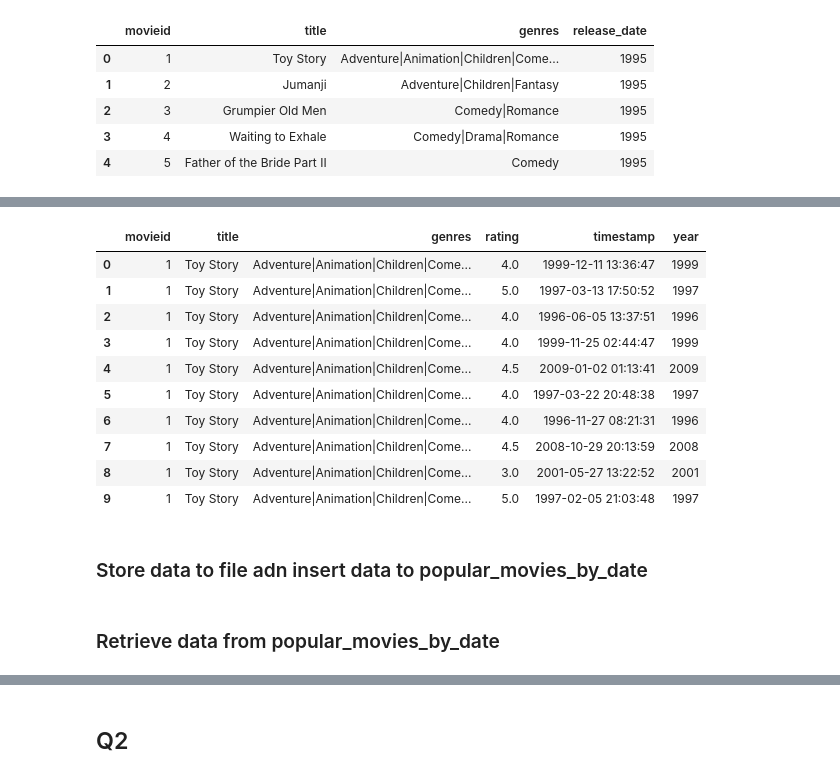
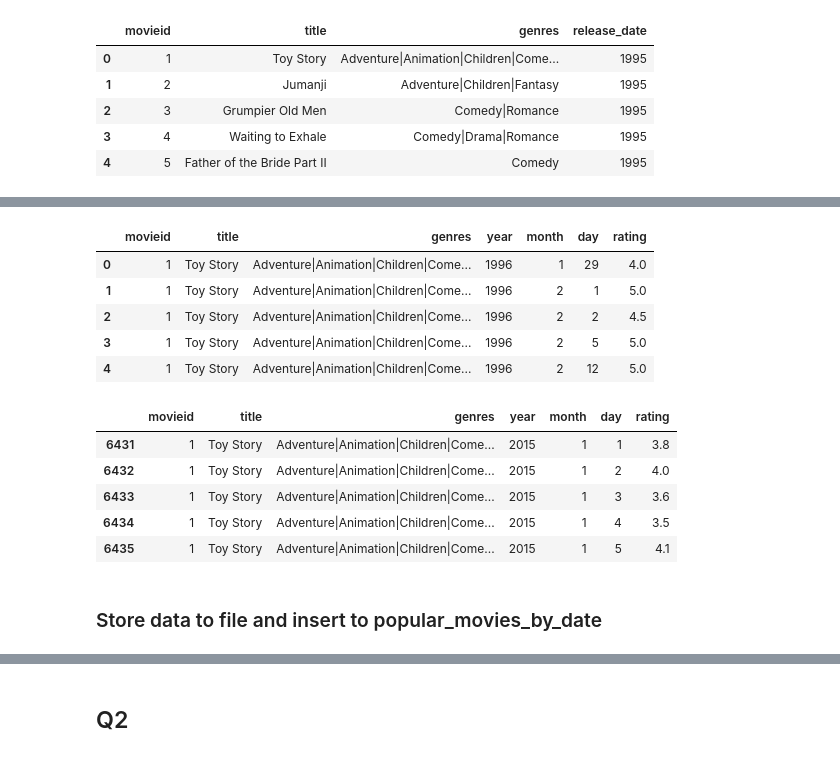
Before and after one commit to gkontogiannhs/Big-Data-Cassandra-Python, a Jupyter notebook: cassandra.ipynb, the cells around one changed output, grey strips where cells are left out. Cells and saved outputs as stored; diff of their text form; code cells hidden in the pictures.

```diff
--- a/cassandra.ipynb
+++ b/cassandra.ipynb
@@ -125,19 +113,28 @@ ratings.head()
-# %%
-# left join with ratings
-popular_movies_by_date = merge(left=movies.loc[:, 'movieid':'genres'], right=ratings, left_on='movieid', right_on='movieid')
-popular_movies_by_date[:10]
-# %% [output]
-|  | movieid | title | genres | rating | timestamp | year |
-| 0 | 1 | Toy Story | Adventure|Animation|Children|Come... | 4.0 | 1999-12-11 13:36:47 | 1999 |
-| 1 | 1 | Toy Story | Adventure|Animation|Children|Come... | 5.0 | 1997-03-13 17:50:52 | 1997 |
-| 2 | 1 | Toy Story | Adventure|Animation|Children|Come... | 4.0 | 1996-06-05 13:37:51 | 1996 |
-| 3 | 1 | Toy Story | Adventure|Animation|Children|Come... | 4.0 | 1999-11-25 02:44:47 | 1999 |
-| 4 | 1 | Toy Story | Adventure|Animation|Children|Come... | 4.5 | 2009-01-02 01:13:41 | 2009 |
-| 5 | 1 | Toy Story | Adventure|Animation|Children|Come... | 4.0 | 1997-03-22 20:48:38 | 1997 |
-| 6 | 1 | Toy Story | Adventure|Animation|Children|Come... | 4.0 | 1996-11-27 08:21:31 | 1996 |
-| 7 | 1 | Toy Story | Adventure|Animation|Children|Come... | 4.5 | 2008-10-29 20:13:59 | 2008 |
-| 8 | 1 | Toy Story | Adventure|Animation|Children|Come... | 3.0 | 2001-05-27 13:22:52 | 2001 |
-| 9 | 1 | Toy Story | Adventure|Animation|Children|Come... | 5.0 | 1997-02-05 21:03:48 | 1997 |
+# %%
+# group by year - month - day and get avg
+ratings_by_year_month_week = DataFrame(ratings.groupby(by=['movieid', ratings.index.year, ratings.index.month, ratings.index.day])['rating'].mean().round(decimals=1))
+ratings_by_year_month_week.index.set_names(['movieid', 'year', 'month', 'day'], inplace=True)
+ratings_by_year_month_week.reset_index(inplace=True)
+
+# left join this avg with movies
+popular_movies_by_date = merge(left=movies.loc[:, 'movieid':'genres'], right=ratings_by_year_month_week, left_on='movieid', right_on='movieid')
+popular_movies_by_date.head()
+# %% [output]
+|  | movieid | title | genres | year | month | day | rating |
+| 0 | 1 | Toy Story | Adventure|Animation|Children|Come... | 1996 | 1 | 29 | 4.0 |
+| 1 | 1 | Toy Story | Adventure|Animation|Children|Come... | 1996 | 2 | 1 | 5.0 |
+| 2 | 1 | Toy Story | Adventure|Animation|Children|Come... | 1996 | 2 | 2 | 4.5 |
+| 3 | 1 | Toy Story | Adventure|Animation|Children|Come... | 1996 | 2 | 5 | 5.0 |
+| 4 | 1 | Toy Story | Adventure|Animation|Children|Come... | 1996 | 2 | 12 | 5.0 |
+# %%
+popular_movies_by_date[(popular_movies_by_date['year'] == 2015) & (popular_movies_by_date['month'] == 1)].head()
+# %% [output]
+|  | movieid | title | genres | year | month | day | rating |
+| 6431 | 1 | Toy Story | Adventure|Animation|Children|Come... | 2015 | 1 | 1 | 3.8 |
+| 6432 | 1 | Toy Story | Adventure|Animation|Children|Come... | 2015 | 1 | 2 | 4.0 |
+| 6433 | 1 | Toy Story | Adventure|Animation|Children|Come... | 2015 | 1 | 3 | 3.6 |
+| 6434 | 1 | Toy Story | Adventure|Animation|Children|Come... | 2015 | 1 | 4 | 3.5 |
+| 6435 | 1 | Toy Story | Adventure|Animation|Children|Come... | 2015 | 1 | 5 | 4.1 |
 # %% [markdown]
-### Store data to file adn insert data to popular_movies_by_date
+### Store data to file and insert  to popular_movies_by_date
 # %%
@@ -147,2 +143,0 @@ popular_movies_by_date[:10]
-# %% [markdown]
-### Retrieve data from popular_movies_by_date
```
Also changed, not shown: parts of 41 cells of this notebook, 1 other file.
